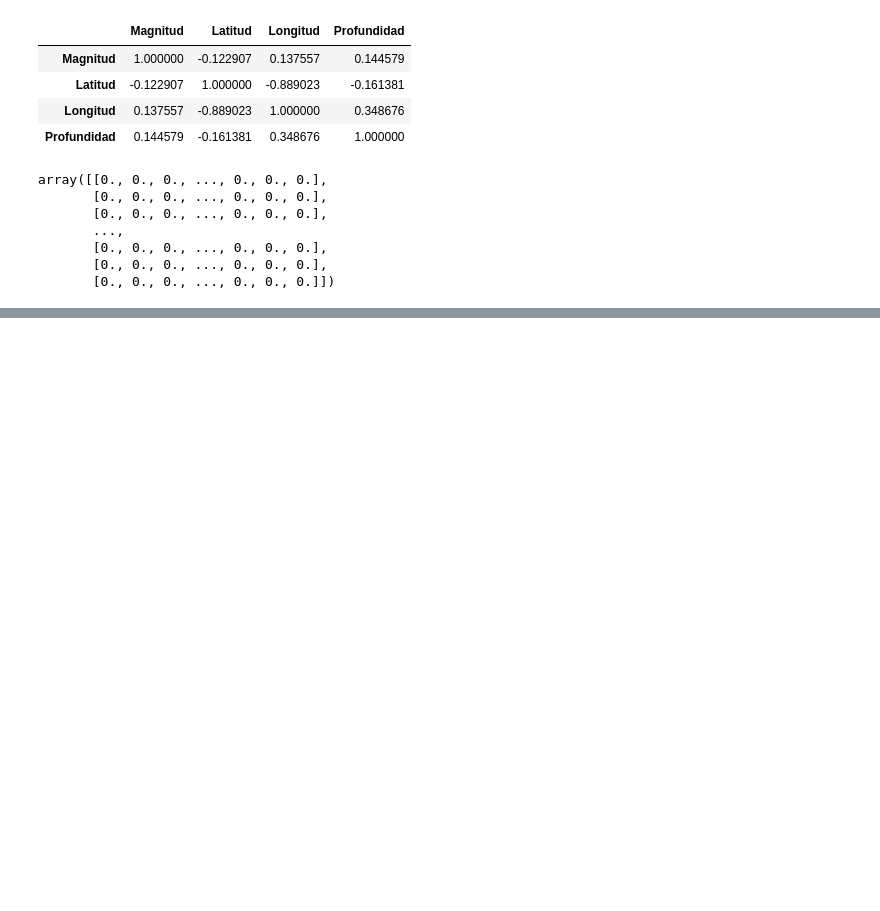
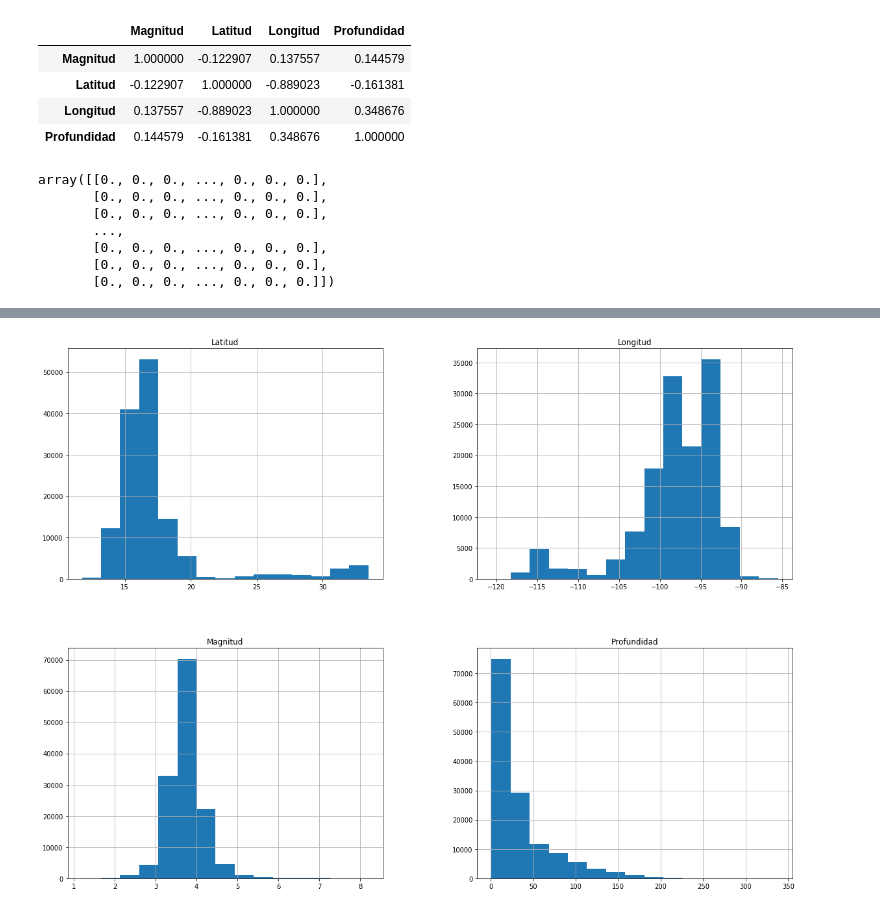
Before and after one commit to rockdrigoma/mexico_earthquakes, a Jupyter notebook: src/data_analysis.ipynb, the cells around one changed output, grey strips where cells are left out. Cells and saved outputs as stored; diff of their text form; code cells hidden in the pictures; blank space fills up the shorter version.

Commit message:
Gráficas e histogramas añadidos

```diff
--- a/src/data_analysis.ipynb
+++ b/src/data_analysis.ipynb
@@ -192,0 +229,7 @@ array([[0., 0., 0., ..., 0., 0., 0.],
+# %%
+%matplotlib inline
+import matplotlib.pyplot as plt
+df.hist(bins=15, figsize=(20,15))
+plt.show()
+# %% [output]
+[figure, added]
```
Also changed, not shown: parts of 5 cells of this notebook.
